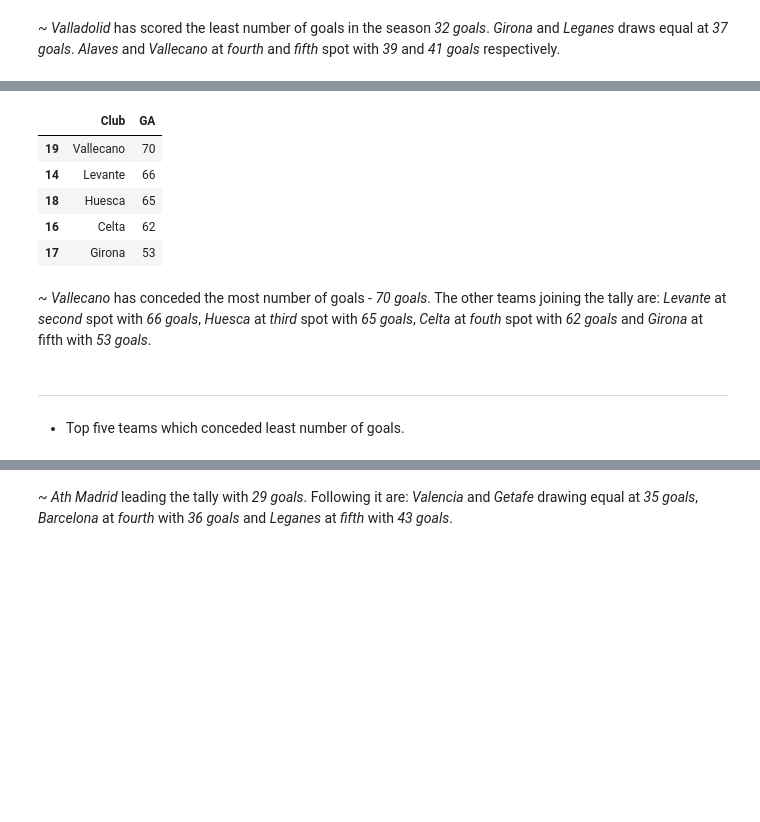
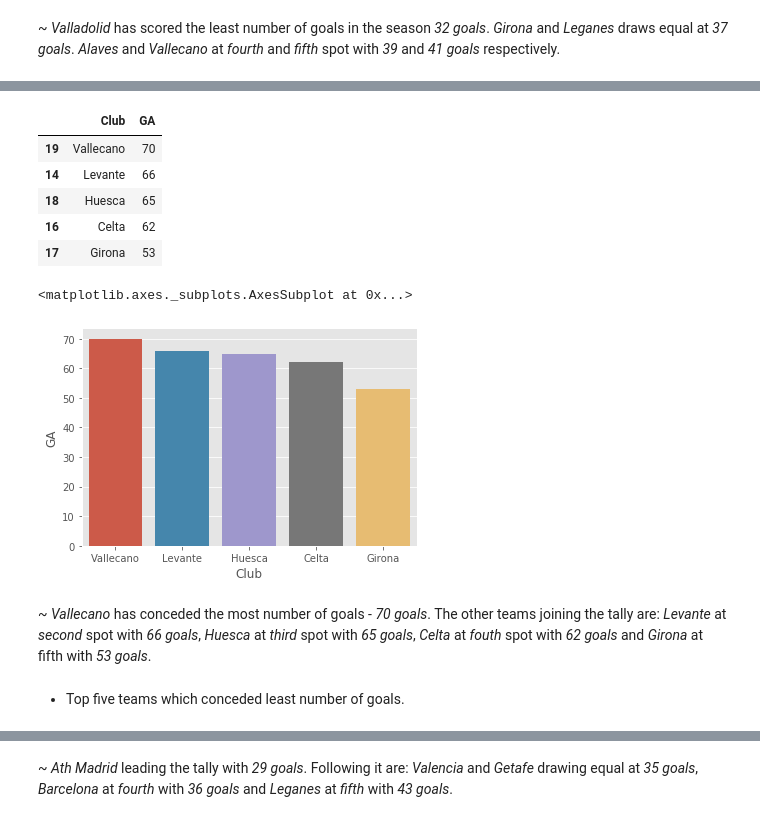
Before and after one commit to Slothfulwave612/La_Liga_2018_19, a Jupyter notebook: La_Liga_2018_19.ipynb, the cells around one changed output, grey strips where cells are left out. Cells and saved outputs as stored; diff of their text form; code cells hidden in the pictures; blank space fills up the shorter version.

```diff
--- a/La_Liga_2018_19.ipynb
+++ b/La_Liga_2018_19.ipynb
@@ -393,19 +432,22 @@ league_table_df.sort_values(by='GF')[:5][['Club', 'GF']]
 * Top five teams which conceded most number of goals.
 # %%
 ## use sort_values on GA
-league_table_df.sort_values(by='GA', ascending=False)[:5][['Club', 'GA']]
+display(league_table_df.sort_values(by='GA', ascending=False)[:5][['Club', 'GA']])
+
+## visualize the data
+sns.barplot(x='Club', y='GA', data=league_table_df.sort_values(by='GA', ascending=False)[:5])
 # %% [output]
 |  | Club | GA |
 | 19 | Vallecano | 70 |
 | 14 | Levante | 66 |
 | 18 | Huesca | 65 |
 | 16 | Celta | 62 |
 | 17 | Girona | 53 |
+<matplotlib.axes._subplots.AxesSubplot at 0x...>
+[figure, added]
 # %% [markdown]
 ~ *Vallecano* has conceded the most number of goals - *70 goals*. The other teams joining the tally are: *Levante* at *second* spot with *66 goals*, *Huesca* at *third* spot with *65 goals*, *Celta* at *fouth* spot with *62 goals* and *Girona* at fifth with *53 goals*.
 # %% [markdown]
----
-
 * Top five teams which conceded least number of goals.
 # %%
 ## use sort_values on GA, ascending will remain True
```
Also changed, not shown: parts of 30 cells of this notebook.
